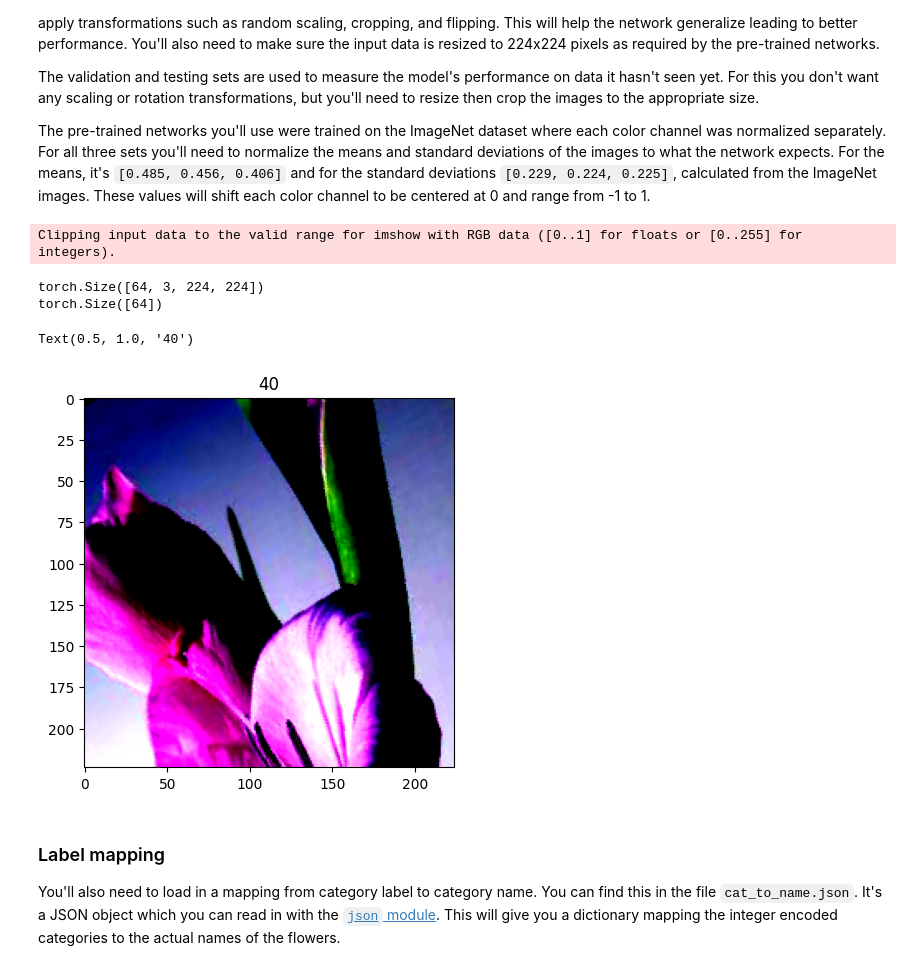
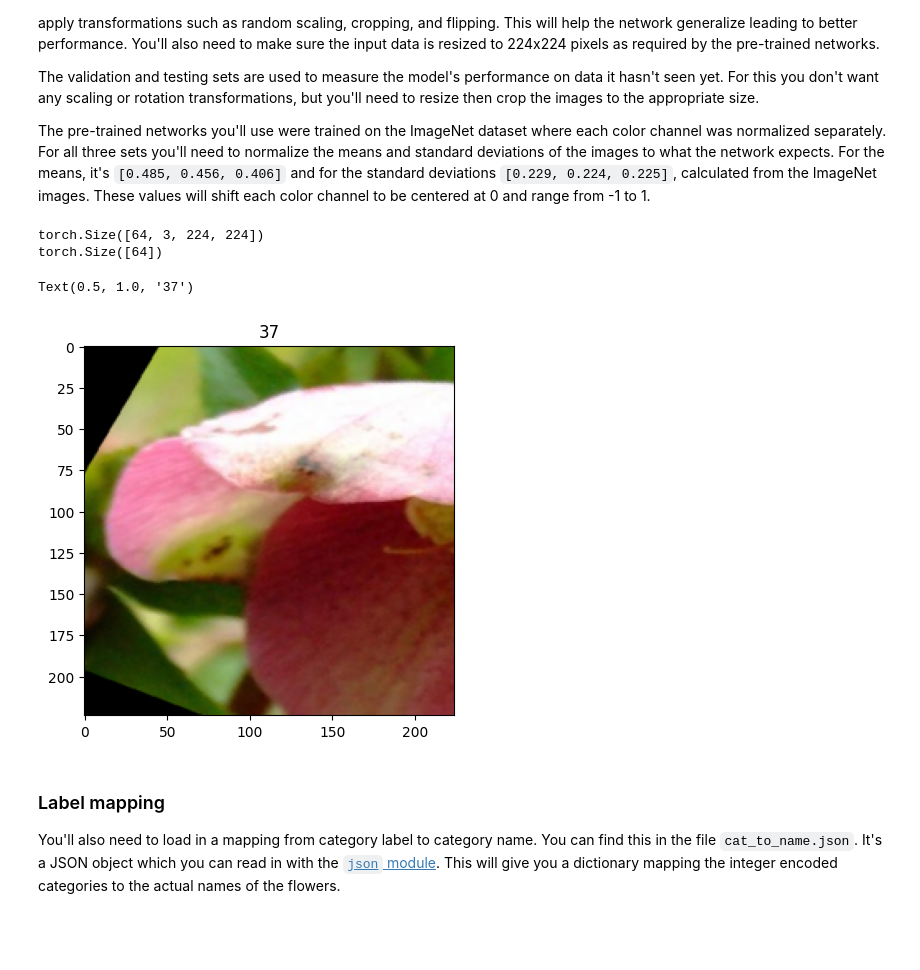
Before and after one commit to 1-ashraful-islam/udacity_project_train_image_classifier, a Jupyter notebook: Image Classifier Project.ipynb, the cells around one changed output. Drawn from its saved outputs; the diff is of its cells as text; code cells hidden in the pictures; blank space fills up the shorter version.

```diff
--- a/Image Classifier Project.ipynb
+++ b/Image Classifier Project.ipynb
@@ -89,27 +89,25 @@ test_dataloaders = torch.utils.data.DataLoader(test_datasets, batch_size=64, shu
 # %%
 # Check out the data
 images, labels = next(iter(train_dataloaders))
 # print(type(images))
 print(images.shape)
 print(labels.shape)
-# plt.imshow(images[0].numpy().squeeze(), cmap='Greys_r')
-# util.imshow(images[0])
+
 select_idx = random.randint(0, len(images)-1)
 # undo the normalization
 mean = np.array([0.485, 0.456, 0.406])
 std = np.array([0.229, 0.224, 0.225])
 image = images[select_idx].numpy().transpose((1, 2, 0))
 image = std * image + mean
 image = np.clip(image, 0, 1) # clip to the range [0, 1]
 
-plt.imshow(images[select_idx].numpy().transpose((1, 2, 0)))
+plt.imshow(image)
 plt.title(labels[select_idx].item())
 # %% [output]
-Clipping input data to the valid range for imshow with RGB data ([0..1] for floats or [0..255] for integers).
+torch.Size([64, 3, 224, 224])
+torch.Size([64])
-torch.Size([64, 3, 224, 224])
-torch.Size([64])
+Text(0.5, 1.0, '37')
-Text(0.5, 1.0, '40')
-[figure, old version]
+[figure, new version]
 # %% [markdown]
 ### Label mapping
 
```
Also changed, not shown: parts of 8 cells of this notebook, 8 other files.
